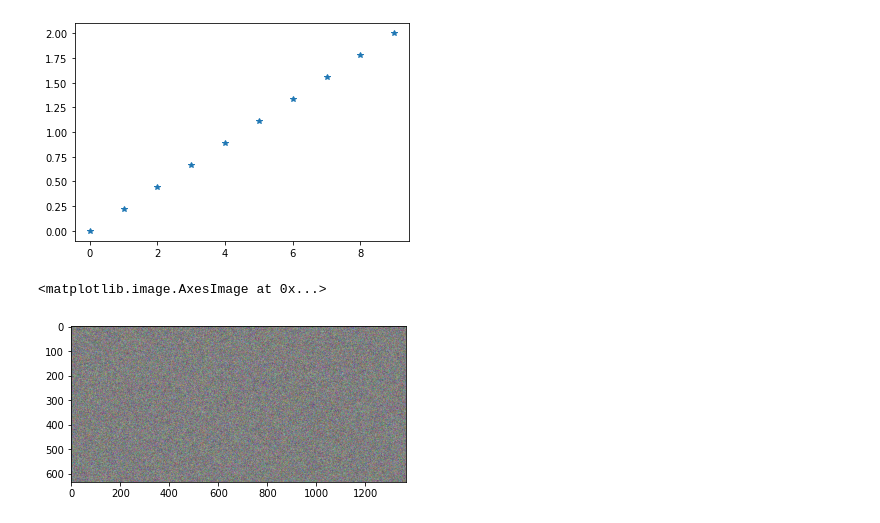
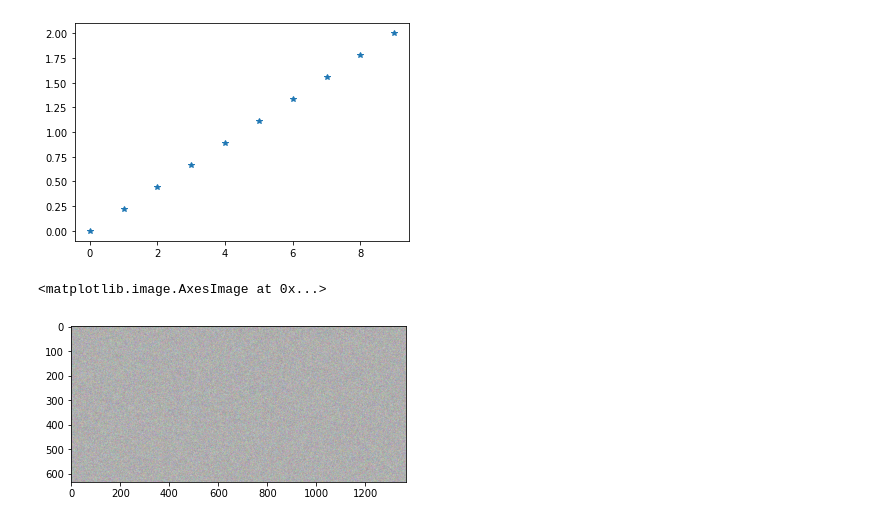
Before and after one commit to tauovir/Materials, a Jupyter notebook: Python Session/project_demo/source_script/cls/jupy/np_img.ipynb, the cells around one changed output. Cells and saved outputs as stored; diff of their text form; code cells hidden in the pictures.

```diff
--- a/Python Session/project_demo/source_script/cls/jupy/np_img.ipynb
+++ b/Python Session/project_demo/source_script/cls/jupy/np_img.ipynb
@@ -15,8 +15,8 @@ plt.plot(line,'*')
 [<matplotlib.lines.Line2D at 0x...>]
 [figure]
 # %%
-arr = np.random.randint(0,255,(634, 1366, 3))
+arr = np.random.randint(100,250,(634, 1366, 3))
 plt.imshow(arr)
 # %% [output]
 <matplotlib.image.AxesImage at 0x...>
-[figure, old version]
+[figure, new version]
```
Also changed, not shown: 13 other files.
